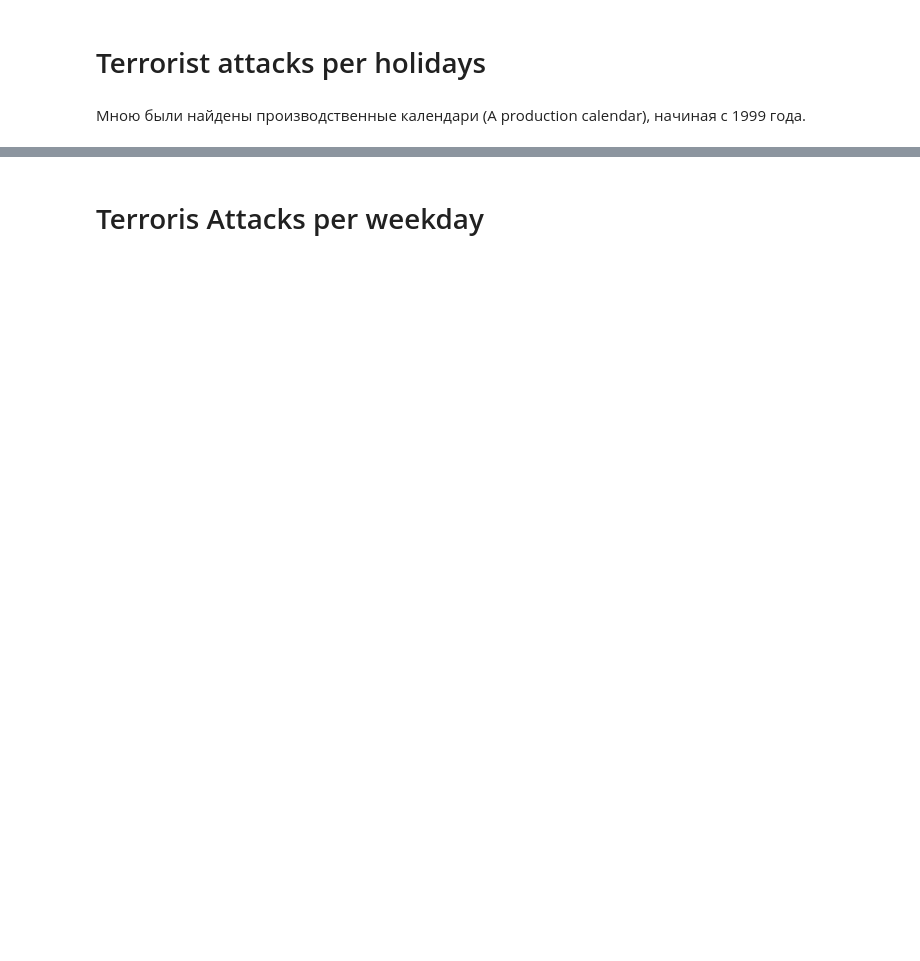
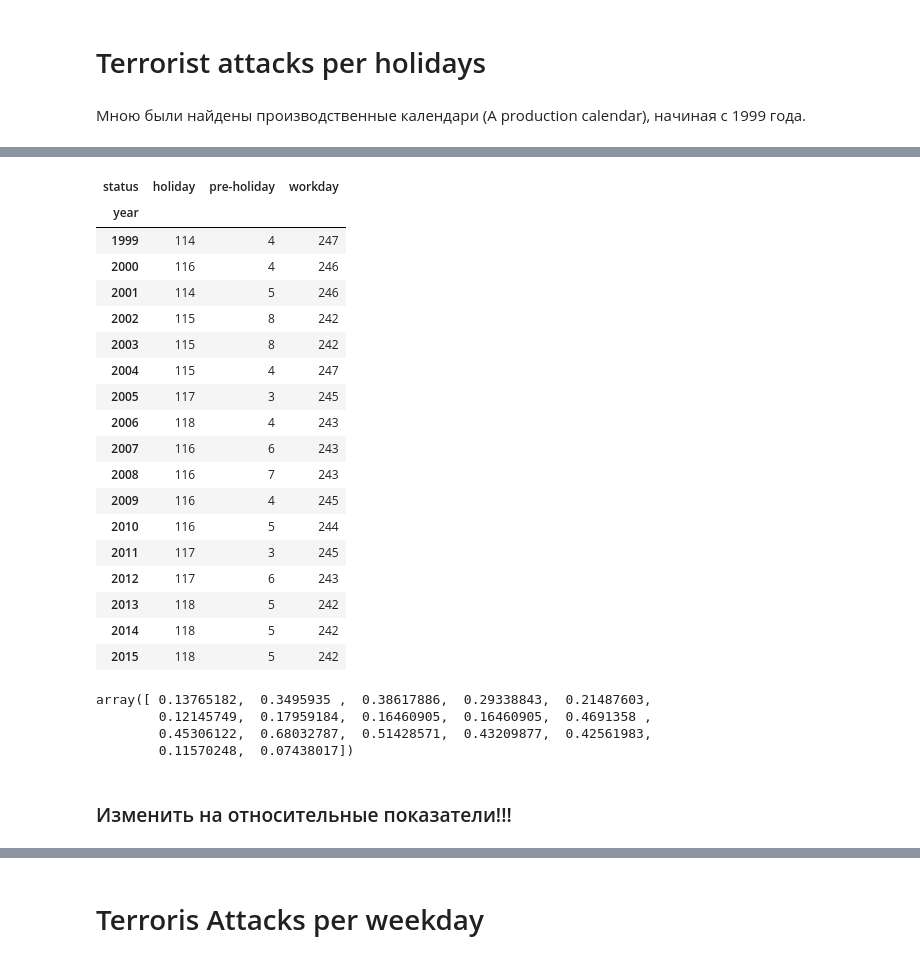
Before and after one commit to maks-sh/Visualization-of-Global-Terrorism-Database, a Jupyter notebook: Terror.ipynb, the cells around one changed output, grey strips where cells are left out. Saved outputs shown, nothing was run; the diff lists cells and outputs as text; code cells hidden in the pictures; blank space fills up the shorter version.

```diff
--- a/Terror.ipynb
+++ b/Terror.ipynb
@@ -231,7 +295,7 @@ iplot(figure)
 # %% [markdown]
 Мною были найдены производственные календари (A production calendar), начиная с 1999 года.
 # %%
-dates = pd.read_csv('data-20161107T1038-structure-20161107T1038.csv', engine='python', skiprows=1, skipfooter=4,
+dates = pd.read_csv('data/data-20161107T1038-structure-20161107T1038.csv', engine='python', skiprows=1, skipfooter=4,
                     usecols=[0, 1, 2, 3, 4, 5, 6, 7, 8, 9, 10, 11, 12], index_col=0,
                     names=['Год', '1', '2', '3', '4', '5', '6', '7', '8', '9', '10', '11', '12'])
 dates.head()
@@ -253,4 +317,41 @@ for year in dates.index:
                 pre_holidays.append(datetime(year, int(month), int(day[:len(day)-1]), 0, 0))
             else:
                 holidays.append(datetime(year, int(month), int(day), 0, 0))
+# %%
+calendar = pd.DataFrame(data={
+    'date': pd.date_range('1/1/1999', '12/31/2015', freq='D'),
+})
+# %%
+def determ(date):
+    if date in holidays:
+        return 'holiday'
+    if date in pre_holidays:
+        return 'pre-holiday'
+    else: return 'workday'
+
+calendar['status'] = calendar['date'].apply(determ)
+calendar['year'] = calendar['date'].apply(lambda x: x.year)
+calendar = calendar.groupby(['year', 'status']).count().unstack()['date']
+# %%
+calendar
+# %% [output]
+| status | holiday | pre-holiday | workday |
+| year |  |  |  |
+| 1999 | 114 | 4 | 247 |
+| 2000 | 116 | 4 | 246 |
+| 2001 | 114 | 5 | 246 |
+| 2002 | 115 | 8 | 242 |
+| 2003 | 115 | 8 | 242 |
+| 2004 | 115 | 4 | 247 |
+| 2005 | 117 | 3 | 245 |
+| 2006 | 118 | 4 | 243 |
+| 2007 | 116 | 6 | 243 |
+| 2008 | 116 | 7 | 243 |
+| 2009 | 116 | 4 | 245 |
+| 2010 | 116 | 5 | 244 |
+| 2011 | 117 | 3 | 245 |
+| 2012 | 117 | 6 | 243 |
+| 2013 | 118 | 5 | 242 |
+| 2014 | 118 | 5 | 242 |
+| 2015 | 118 | 5 | 242 |
 # %%
@@ -263,0 +365,11 @@ terror_pre_hol_peryear = np.asarray(terror_ru[terror_ru['year']>1998].groupby('y
+# %%
+t_peryear_pre_hol
+np.asarray(calendar['pre-holiday']) - t_peryear_pre_hol
+(t_peryear - t_peryear_hol - t_peryear_pre_hol) / np.asarray(calendar['workday'])
+# %% [output]
+array([ 0.13765182,  0.3495935 ,  0.38617886,  0.29338843,  0.21487603,
+        0.12145749,  0.17959184,  0.16460905,  0.16460905,  0.4691358 ,
+        0.45306122,  0.68032787,  0.51428571,  0.43209877,  0.42561983,
+        0.11570248,  0.07438017])
+# %% [markdown]
+### Изменить на относительные показатели!!!
```
Also changed, not shown: parts of 13 cells of this notebook.
